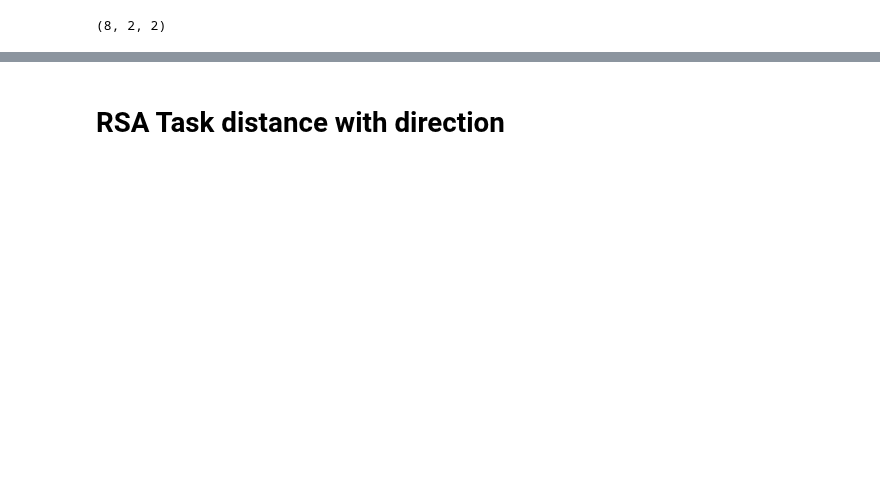
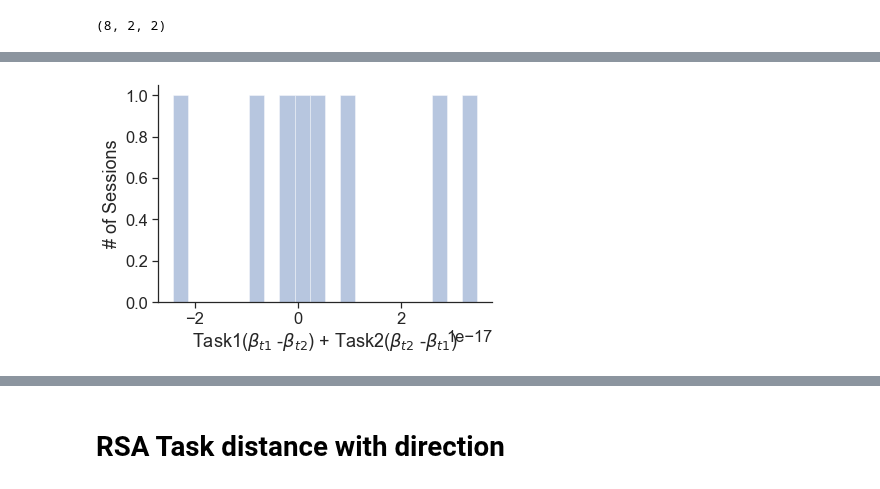
Before and after one commit to yves-weissenberger/ll_ephys, a Jupyter notebook: ephys_notebooks/RSA_task_distance.ipynb, the cells around one changed output, grey strips where cells are left out. Saved outputs shown, nothing was run; the diff lists cells and outputs as text; code cells hidden in the pictures; blank space fills up the shorter version.

```diff
--- a/ephys_notebooks/RSA_task_distance.ipynb
+++ b/ephys_notebooks/RSA_task_distance.ipynb
@@ -464,3 +452,16 @@ t1_m_t2_inT2 = (all_beta[:,1,-1] - all_beta[:,1,-2])
+# %%
+#n_sessions x n_tasks x n_params
+all_beta = np.array(all_beta)
+
+t1_m_t2_inT1 = (all_beta[:,0,-2] - all_beta[:,0,-1])
+t1_m_t2_inT2 = (all_beta[:,1,-1] - all_beta[:,1,-2])
+
+seaborn.distplot(t1_m_t2_inT1 + t1_m_t2_inT2,kde=0,bins=20)
+plt.xlabel(r"Task1($\beta_{t1}$ -$\beta_{t2}$) + Task2($\beta_{t2}$ -$\beta_{t1}$)")
+plt.ylabel("# of Sessions")
+seaborn.despine()
+# %% [output]
+[figure, added]
 # %%
 seaborn.distplot(t1_m_t2_inT1)
 seaborn.distplot(t1_m_t2_inT2)
```
Also changed, not shown: parts of 65 cells of this notebook, 1 other file.
